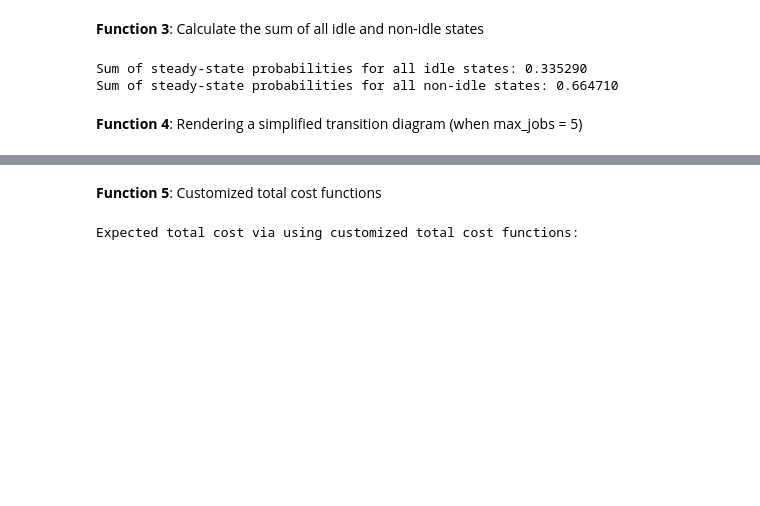
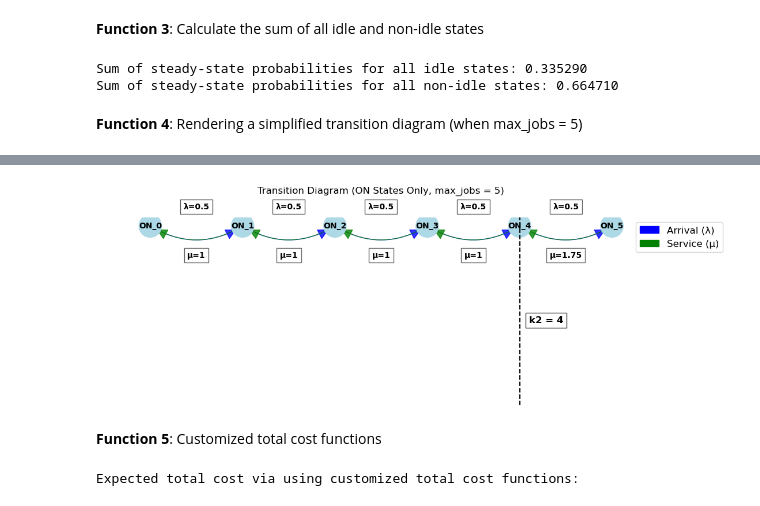
Before and after one commit to daijingz/Research_Projects, a Jupyter notebook: Energy_Systems_Total_Cost_Optimization/CS_4E03_Energy_System_Research_Project_1.ipynb, the cells around one changed output, grey strips where cells are left out. Drawn from its saved outputs; the diff is of its cells as text; code cells hidden in the pictures; blank space fills up the shorter version.

```diff
--- a/Energy_Systems_Total_Cost_Optimization/CS_4E03_Energy_System_Research_Project_1.ipynb
+++ b/Energy_Systems_Total_Cost_Optimization/CS_4E03_Energy_System_Research_Project_1.ipynb
@@ -546,6 +546,86 @@ draw_transition_diagram_with_separated_edges(5)
 # %% [output]
 [interactive output not drawn]
 [interactive output not drawn]
+# %%
+# The same program as beyond, with same setting but will_turn_off = False
+def draw_on_only_transition_diagram(max_jobs=5):
+    import networkx as nx
+    import matplotlib.pyplot as plt
+    import matplotlib.patches as mpatches
+    import warnings
+    warnings.filterwarnings("ignore", category=DeprecationWarning)
+
+    G = nx.DiGraph()
+
+    arrival_rate = 0.5
+    serve_rate = 1
+    enhanced_serve_rate = 1.75
+
+    k2 = 4
+
+    on_states = [f'ON_{i}' for i in range(max_jobs + 1)]
+
+    for state in on_states:
+        G.add_node(state, color='lightblue', node_type='o')
+
+    for i in range(max_jobs):
+        G.add_edge(f'ON_{i}', f'ON_{i + 1}', label=f'λ={arrival_rate}', layer='arrival')
+
+    for i in range(1, max_jobs + 1):
+        rate = serve_rate if i <= k2 else enhanced_serve_rate
+        G.add_edge(f'ON_{i}', f'ON_{i - 1}', label=f'μ={rate}', layer='service')
+
+    pos = {f'ON_{i}': (i, -0.5) for i in range(max_jobs + 1)}
+
+    plt.figure(figsize=(2.5 * max_jobs, 5))
+
+    plt.subplots_adjust(top=0.85, bottom=0.2)
+
+    node_colors = [G.nodes[node]['color'] for node in G.nodes()]
+    node_shapes = [G.nodes[node]['node_type'] for node in G.nodes()]
+
+    for shape in set(node_shapes):
+        nodelist = [node for node in G.nodes() if G.nodes[node]['node_type'] == shape]
+        nx.draw_networkx_nodes(G, pos, nodelist=nodelist, node_shape=shape,
+                               node_color=[G.nodes[node]['color'] for node in nodelist], node_size=800)
+
+    lambda_edges = [(u, v) for u, v, d in G.edges(data=True) if d.get('layer') == 'arrival']
+    service_edges = [(u, v) for u, v, d in G.edges(data=True) if d.get('layer') == 'service']
+
+    nx.draw_networkx_edges(G, pos, edgelist=lambda_edges, edge_color='blue', arrowstyle='-|>',
+                           connectionstyle='arc3,rad=0.3', arrowsize=30, alpha=0.8)
+
+    nx.draw_networkx_edges(G, pos, edgelist=service_edges, edge_color='green', arrowstyle='-|>',
+                           connectionstyle='arc3,rad=-0.3', arrowsize=30, alpha=0.8)
+
+    nx.draw_networkx_labels(G, pos, font_size=10, font_weight='bold', verticalalignment='center')
+
+    ax = plt.gca()
+    for (u, v, d) in G.edges(data=True):
+        label = d.get('label', '')
+        x = (pos[u][0] + pos[v][0]) / 2
+        y = (pos[u][1] + pos[v][1]) / 2
+        y_offset = 0.1 if d['layer'] == 'arrival' else -0.15
+        ax.text(x, y + y_offset, label, fontsize=10, fontweight='bold',
+                ha='center', va='center', bbox=dict(facecolor='white', alpha=0.6))
+
+    plt.axvline(x=k2, color='black', linestyle='--', linewidth=1.5)
+    plt.text(k2 + 0.1, -1.0, f'k2 = {k2}', fontsize=12, fontweight='bold',
+             bbox=dict(facecolor='white', alpha=0.8))
+
+    legend_patches = [
+        mpatches.Patch(color='blue', label='Arrival (λ)'),
+        mpatches.Patch(color='green', label='Service (μ)')
+    ]
+    plt.legend(handles=legend_patches, loc='upper right', bbox_to_anchor=(1.12, 1), fontsize=12)
+
+    plt.title(f"Transition Diagram (ON States Only, max_jobs = {max_jobs})", pad=30)
+    plt.axis('off')
+    plt.show()
+
+draw_on_only_transition_diagram(5)
+# %% [output]
+[figure, added]
 # %% [markdown]
 <p><b><a class="anchor" id="sbs3-5">Function 5</a></b>: Customized total cost functions</p>
 # %%
```
